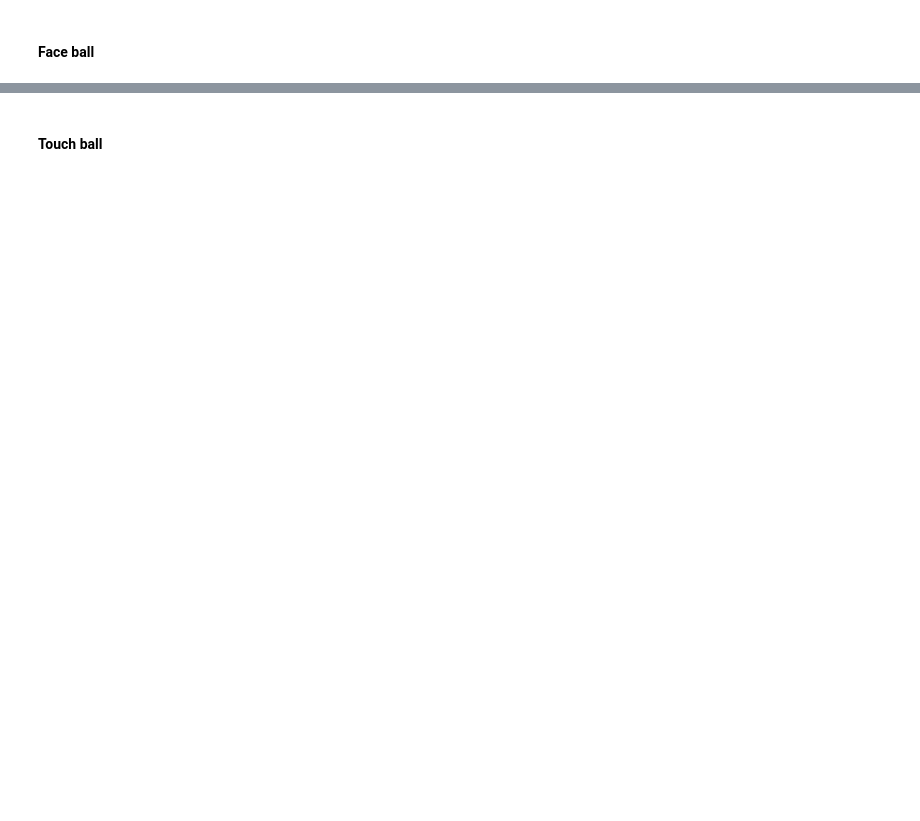
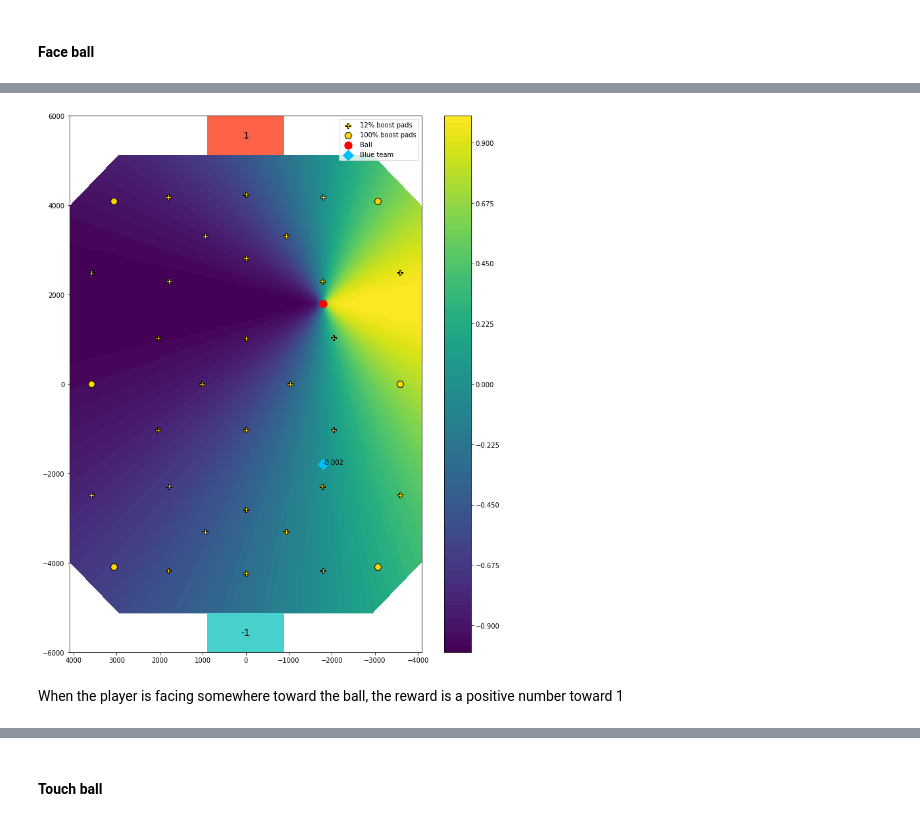
Before and after one commit to Enkhai/lucy-utils, a Jupyter notebook: examples/16_reward_shaping/analysis.ipynb, the cells around one changed output, grey strips where cells are left out. Saved outputs shown, nothing was run; the diff lists cells and outputs as text; code cells hidden in the pictures; blank space fills up the shorter version.

```diff
--- a/examples/16_reward_shaping/analysis.ipynb
+++ b/examples/16_reward_shaping/analysis.ipynb
@@ -646,0 +680,9 @@ plotting.arena_contour(vel2ball_zs,
+# %%
+plotting.arena_contour(faceball_zs,
+                       ball_position,
+                       player_positions=blue_face_position,
+                       )
+# %% [output]
+[figure, added]
+# %% [markdown]
+When the player is facing somewhere toward the ball, the reward is a positive number toward 1
```
Also changed, not shown: parts of 47 cells of this notebook, 2 other files.
